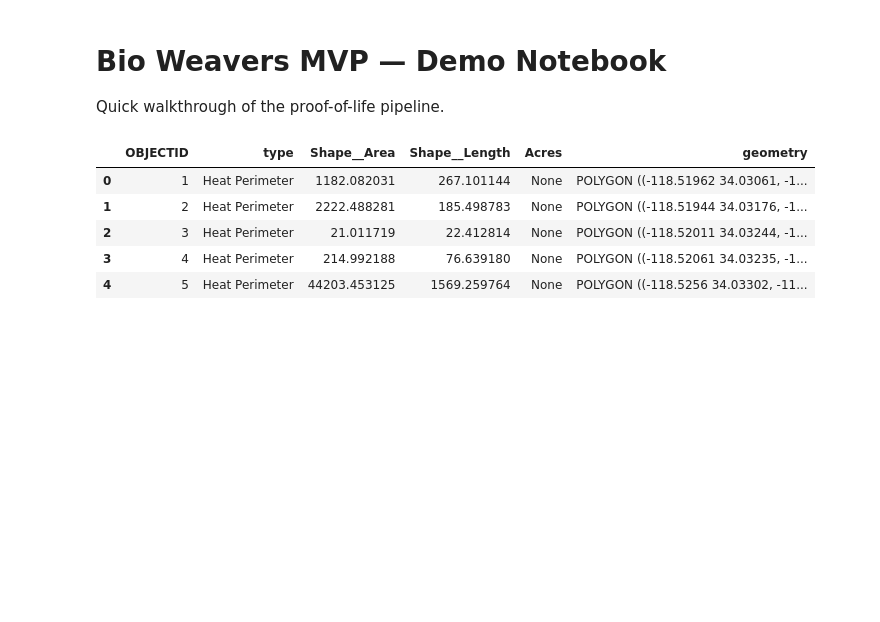
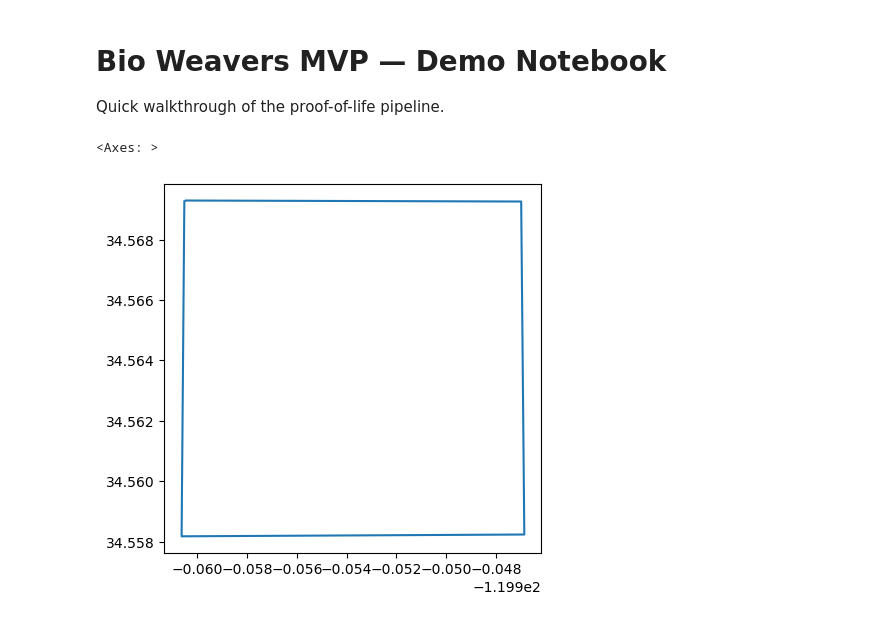
Before and after one commit to bioweavers/bioweavers-mvp, a Jupyter notebook: notebooks/demo.ipynb, the cells around one changed output. Cells and saved outputs as stored; diff of their text form; code cells hidden in the pictures; blank space fills up the shorter version.

```diff
--- a/notebooks/demo.ipynb
+++ b/notebooks/demo.ipynb
@@ -21,13 +24,9 @@ from src.species import refactor_cnps, plot_cnddb_species_distribution, plot_cnd
 # from src.export import export_species_csv, export_species_excel
 # %%
 # Load sample boundary.
-boundary_path = Path("../data/palisades.geojson")
+boundary_path = Path("../data/lake_cachuma.geojson")
 boundary = load_boundary(boundary_path)
-boundary.head()
+boundary.plot()
 # %% [output]
-|  | OBJECTID | type | Shape__Area | Shape__Length | Acres | geometry |
-| 0 | 1 | Heat Perimeter | 1182.082031 | 267.101144 | None | POLYGON ((-118.51962 34.03061, -1... |
-| 1 | 2 | Heat Perimeter | 2222.488281 | 185.498783 | None | POLYGON ((-118.51944 34.03176, -1... |
-| 2 | 3 | Heat Perimeter | 21.011719 | 22.412814 | None | POLYGON ((-118.52011 34.03244, -1... |
-| 3 | 4 | Heat Perimeter | 214.992188 | 76.639180 | None | POLYGON ((-118.52061 34.03235, -1... |
-| 4 | 5 | Heat Perimeter | 44203.453125 | 1569.259764 | None | POLYGON ((-118.5256 34.03302, -11... |
+<Axes: >
+[figure, added]
```
Also changed, not shown: parts of 12 cells of this notebook, 15 other files.
